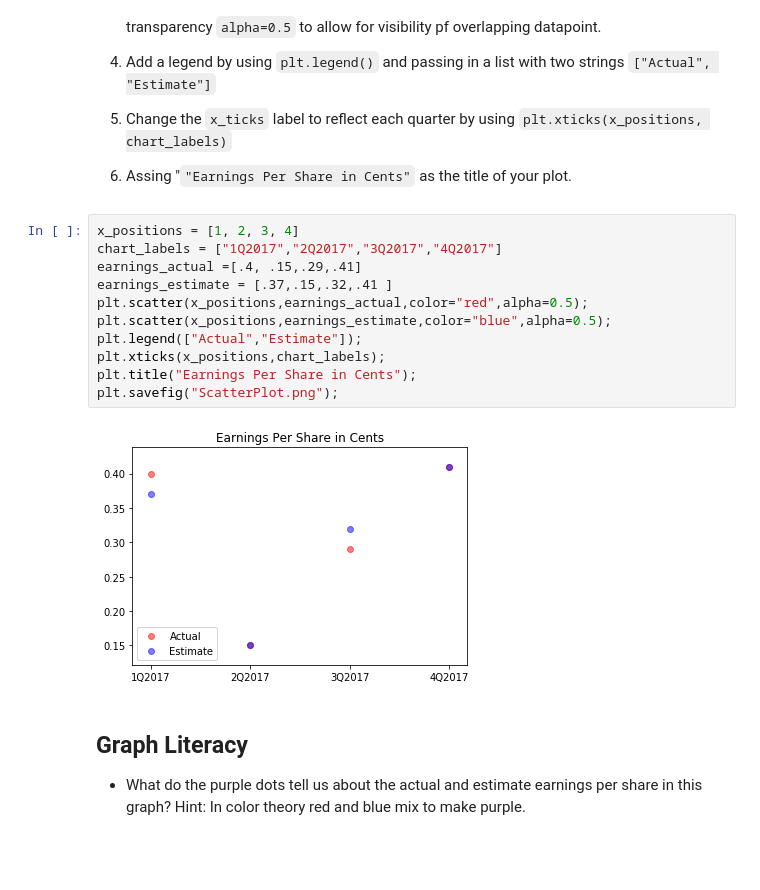
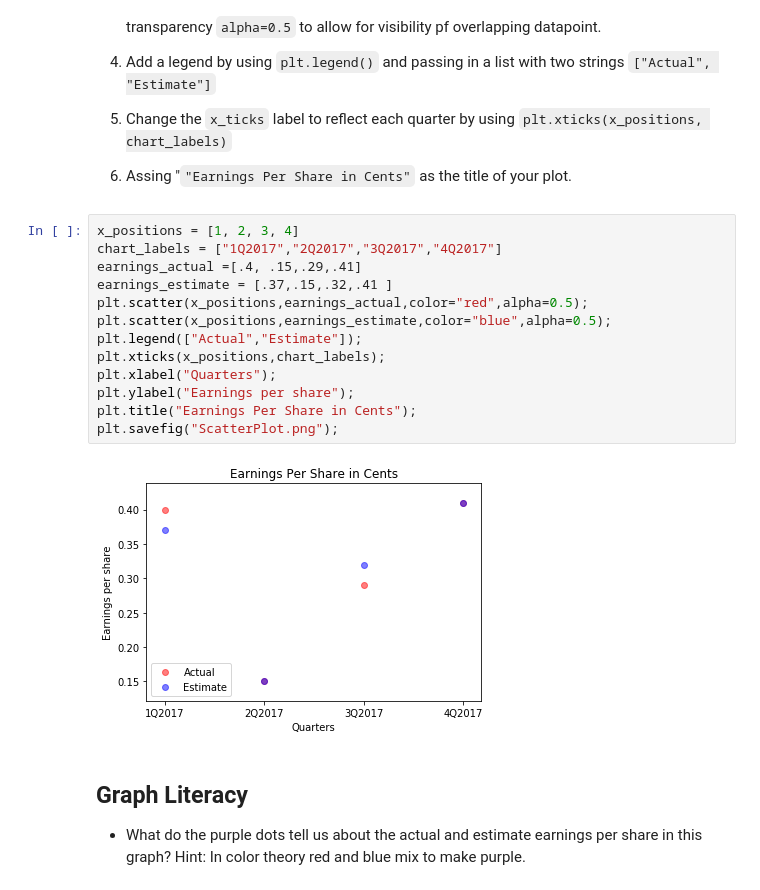
Before and after one commit to khadijaamjad/NetflixVisualizations, a Jupyter notebook: netflix_visualizations.ipynb, the cells around one changed output. Cells and saved outputs as stored; diff of their text form; blank space fills up the shorter version.

```diff
--- a/netflix_visualizations.ipynb
+++ b/netflix_visualizations.ipynb
@@ -254,16 +254,18 @@ Next, we will chart the performance of the earnings per share (EPS) by graphing
 # %%
 x_positions = [1, 2, 3, 4]
 chart_labels = ["1Q2017","2Q2017","3Q2017","4Q2017"]
 earnings_actual =[.4, .15,.29,.41]
 earnings_estimate = [.37,.15,.32,.41 ]
 plt.scatter(x_positions,earnings_actual,color="red",alpha=0.5);
 plt.scatter(x_positions,earnings_estimate,color="blue",alpha=0.5);
 plt.legend(["Actual","Estimate"]);
 plt.xticks(x_positions,chart_labels);
+plt.xlabel("Quarters");
+plt.ylabel("Earnings per share");
 plt.title("Earnings Per Share in Cents");
 plt.savefig("ScatterPlot.png");
 # %% [output]
-[figure, old version]
+[figure, new version]
 # %% [markdown]
 ## Graph Literacy
 
```
Also changed, not shown: parts of 1 cell of this notebook.
